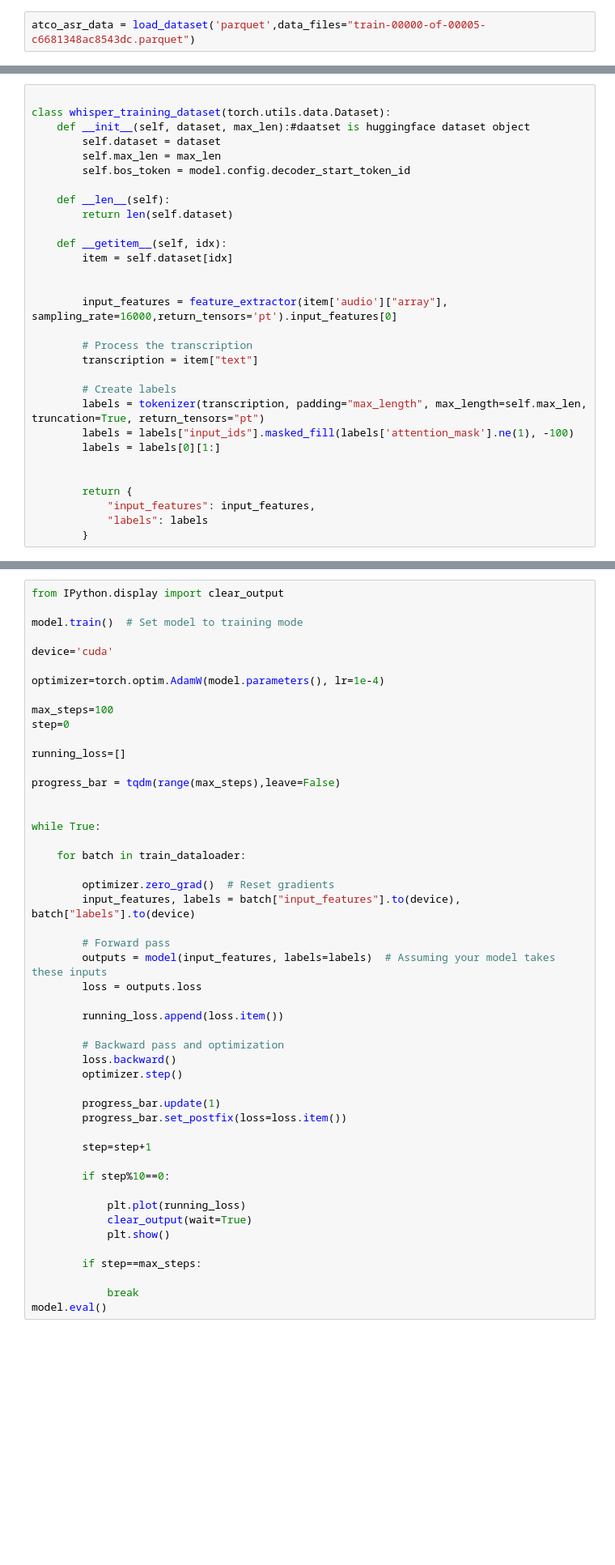
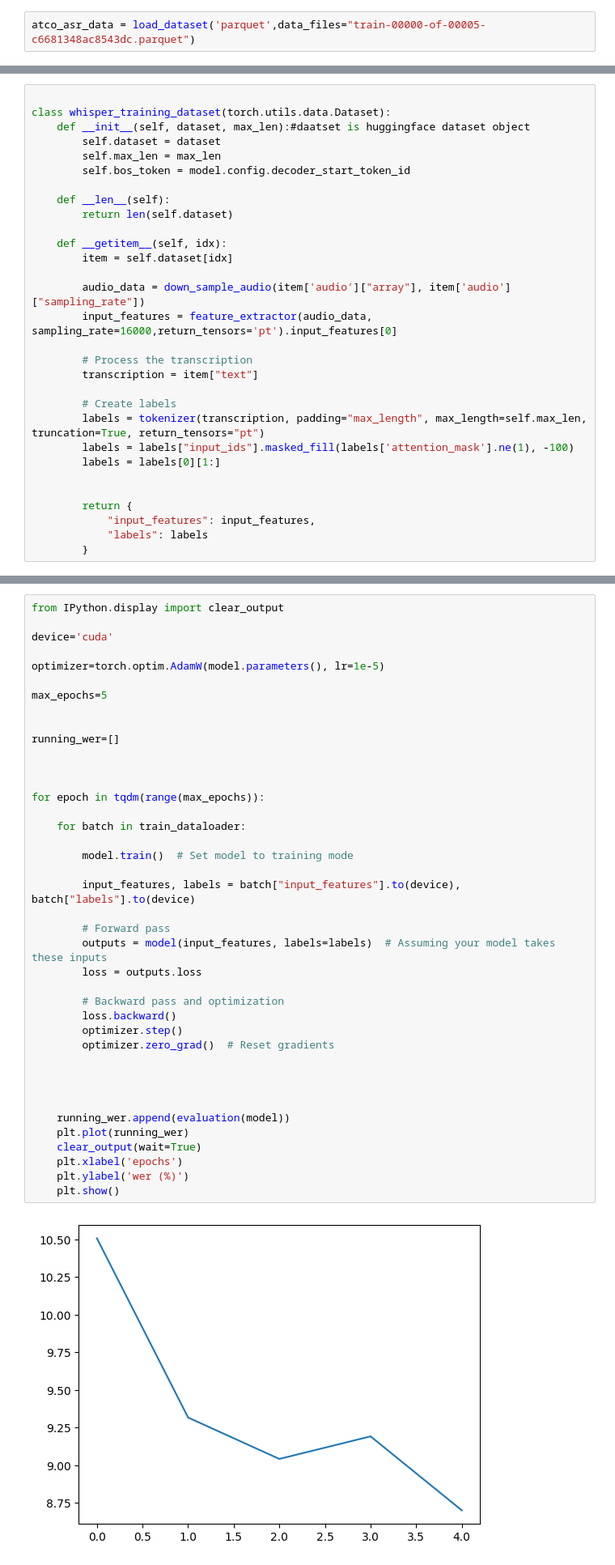
Before and after one commit to mohan696matlab/whisper-finetuning-youtube-serise, a Jupyter notebook: part_3_Full_finetuning.ipynb, the cells around one changed output, grey strips where cells are left out. Shown at 81% size. Drawn from its saved outputs; the diff is of its cells as text; blank space fills up the shorter version.

```diff
--- a/part_3_Full_finetuning.ipynb
+++ b/part_3_Full_finetuning.ipynb
@@ -49,8 +64,8 @@ class whisper_training_dataset(torch.utils.data.Dataset):
     def __getitem__(self, idx):
         item = self.dataset[idx]
 
-
-        input_features = feature_extractor(item['audio']["array"], sampling_rate=16000,return_tensors='pt').input_features[0]
+        audio_data = down_sample_audio(item['audio']["array"], item['audio']["sampling_rate"])
+        input_features = feature_extractor(audio_data, sampling_rate=16000,return_tensors='pt').input_features[0]
 
         # Process the transcription
         transcription = item["text"]
@@ -76,49 +128,42 @@ train_dataloader = torch.utils.data.DataLoader(
 # %%
 from IPython.display import clear_output
 
-model.train()  # Set model to training mode
-
 device='cuda'
 
-optimizer=torch.optim.AdamW(model.parameters(), lr=1e-4)
+optimizer=torch.optim.AdamW(model.parameters(), lr=1e-5)
 
-max_steps=100
-step=0
-
-running_loss=[]
-
-progress_bar = tqdm(range(max_steps),leave=False)
+max_epochs=5
 
 
-while True:
+running_wer=[]
+
+
+
+for epoch in tqdm(range(max_epochs)):
 
     for batch in train_dataloader:
 
-        optimizer.zero_grad()  # Reset gradients
+        model.train()  # Set model to training mode
+
         input_features, labels = batch["input_features"].to(device), batch["labels"].to(device)
 
         # Forward pass
         outputs = model(input_features, labels=labels)  # Assuming your model takes these inputs
         loss = outputs.loss
 
-        running_loss.append(loss.item())
-
         # Backward pass and optimization
         loss.backward()
         optimizer.step()
+        optimizer.zero_grad()  # Reset gradients
 
-        progress_bar.update(1)
-        progress_bar.set_postfix(loss=loss.item())
 
-        step=step+1
 
-        if step%10==0:
 
-            plt.plot(running_loss)
-            clear_output(wait=True)
-            plt.show()
-
-        if step==max_steps:
-
-            break
-model.eval()
+    running_wer.append(evaluation(model))
+    plt.plot(running_wer)
+    clear_output(wait=True)
+    plt.xlabel('epochs')
+    plt.ylabel('wer (%)')
+    plt.show()
+# %% [output]
+[figure, added]
```
Also changed, not shown: parts of 8 cells of this notebook, 1 other file.
